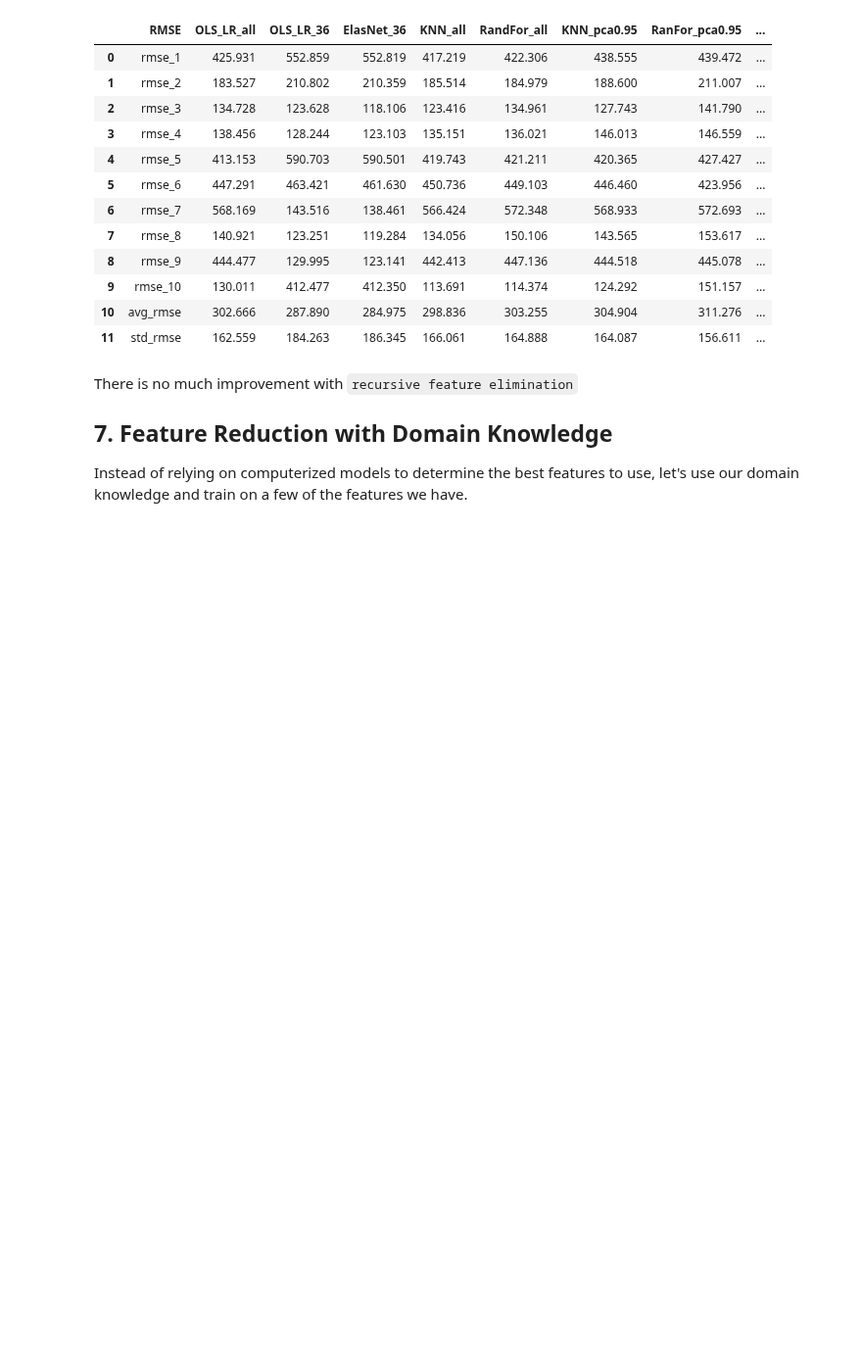
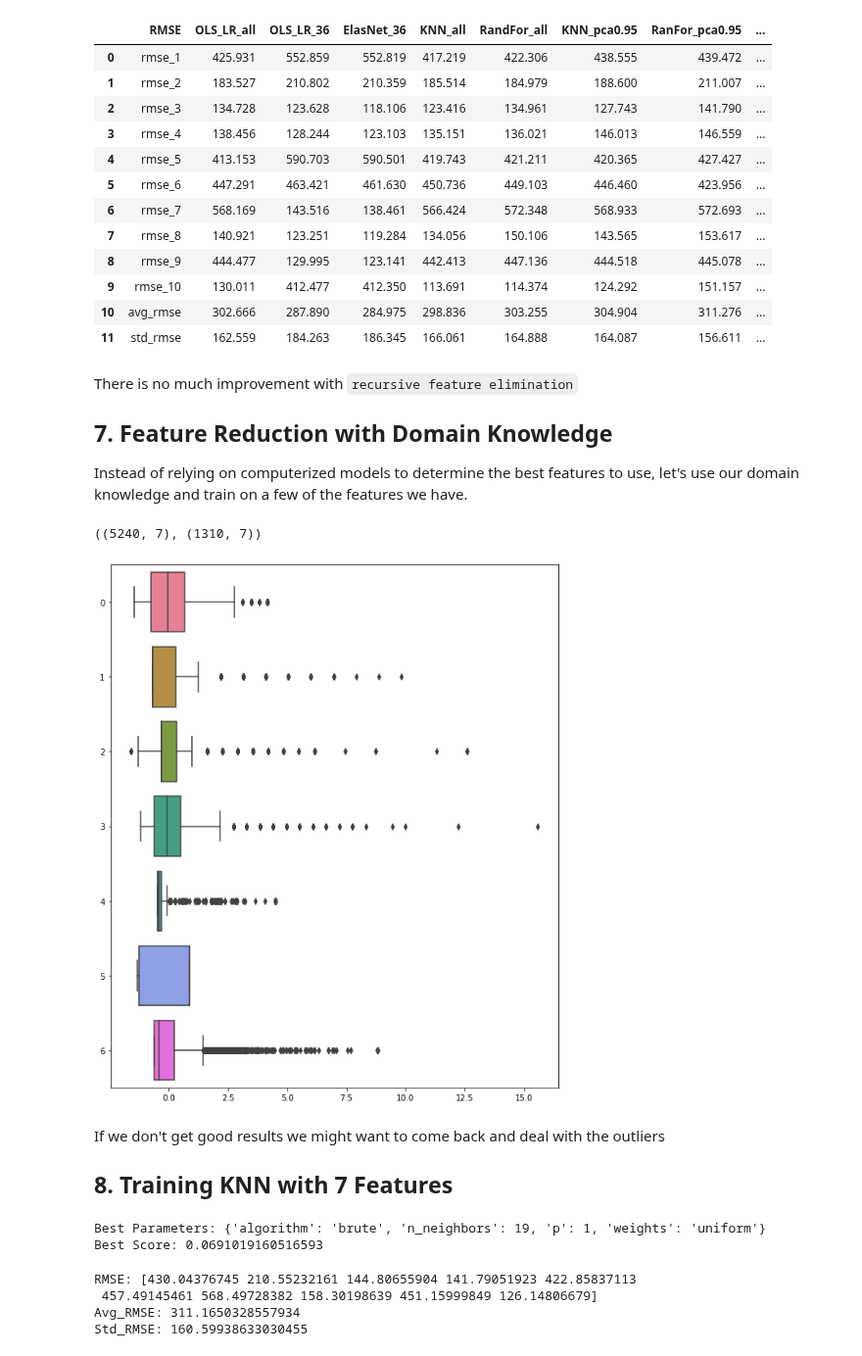
Before and after one commit to harera3/ML_Portfolio, a Jupyter notebook: 10_Chicago_AirBnB_Model_Tuning.ipynb, the cells around one changed output. Shown at 98% size. Drawn from its saved outputs; the diff is of its cells as text; code cells hidden in the pictures; blank space fills up the shorter version.

```diff
--- a/10_Chicago_AirBnB_Model_Tuning.ipynb
+++ b/10_Chicago_AirBnB_Model_Tuning.ipynb
@@ -323,3 +323,57 @@ There is no much improvement with `recursive feature elimination`
 
 ## 7. Feature Reduction with Domain Knowledge
 Instead of relying on computerized models to determine the best features to use, let's use our domain knowledge and train on a few of the features we have.
+# %%
+dk_cols = ['accommodates', 'bedrooms', 'baths', 'beds',
+           'min_nights', 'max_nights', 'n_reviews']
+X_train = train[dk_cols]
+X_test = test[dk_cols]
+
+X_train.shape, X_test.shape
+# %% [output]
+((5240, 7), (1310, 7))
+# %%
+import matplotlib.pyplot as plt
+import seaborn as sns
+
+scaler = StandardScaler()
+X_train_scaled = scaler.fit_transform(X_train)
+X_test_scaled = scaler.transform(X_test)
+
+plt.figure(figsize=(10,12))
+ax = sns.boxplot(data=X_train_scaled, orient="h", palette="husl")
+# %% [output]
+[figure, added]
+# %% [markdown]
+If we don't get good results we might want to come back and deal with the outliers
+
+## 8. Training KNN with 7 Features
+# %%
+knn = KNeighborsRegressor()
+kpar = {'n_neighbors': np.arange(1, 21, 2),
+       'weights': ['uniform', 'distance'],
+       'algorithm': ['ball_tree', 'kd_tree', 'brute'],
+       'p': [1,2]
+      }
+kgrid = GridSearchCV(knn, kpar, n_jobs=-1, cv=10)
+kgrid.fit(X_train_scaled, y_train)
+
+print('Best Parameters:', kgrid.best_params_)
+print('Best Score:', kgrid.best_score_)
+# %% [output]
+Best Parameters: {'algorithm': 'brute', 'n_neighbors': 19, 'p': 1, 'weights': 'uniform'}
+Best Score: 0.0691019160516593
+# %%
+knn = KNeighborsRegressor(algorithm='brute', n_neighbors=19,
+                        p=1, weights='uniform')
+knn_mse = cross_val_score(knn, X_train_scaled, y_train, cv=10, n_jobs=-1,
+                             scoring="neg_mean_squared_error")
+knn_rmse = np.sqrt(np.absolute(knn_mse))
+print('RMSE:', knn_rmse)
+print('Avg_RMSE:', knn_rmse.mean())
+print('Std_RMSE:', knn_rmse.std())
+# %% [output]
+RMSE: [430.04376745 210.55232161 144.80655904 141.79051923 422.85837113
+ 457.49145461 568.49728382 158.30198639 451.15999849 126.14806679]
+Avg_RMSE: 311.1650328557934
+Std_RMSE: 160.59938633030455
```
Also changed, not shown: parts of 4 cells of this notebook.
